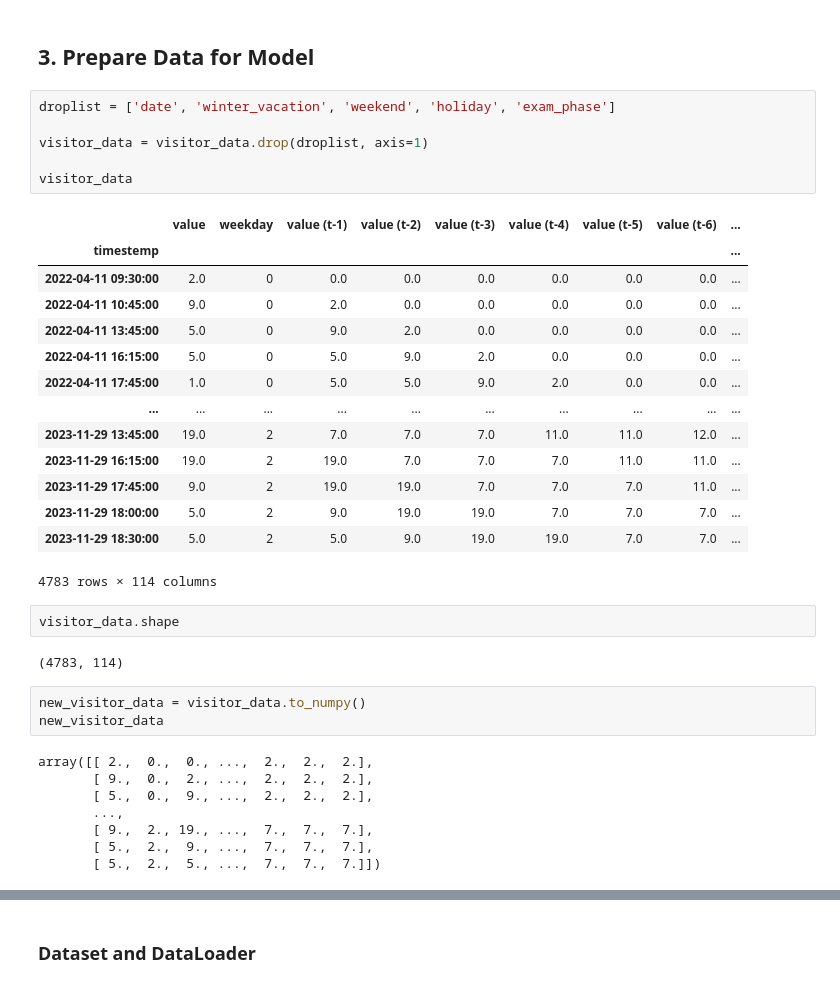
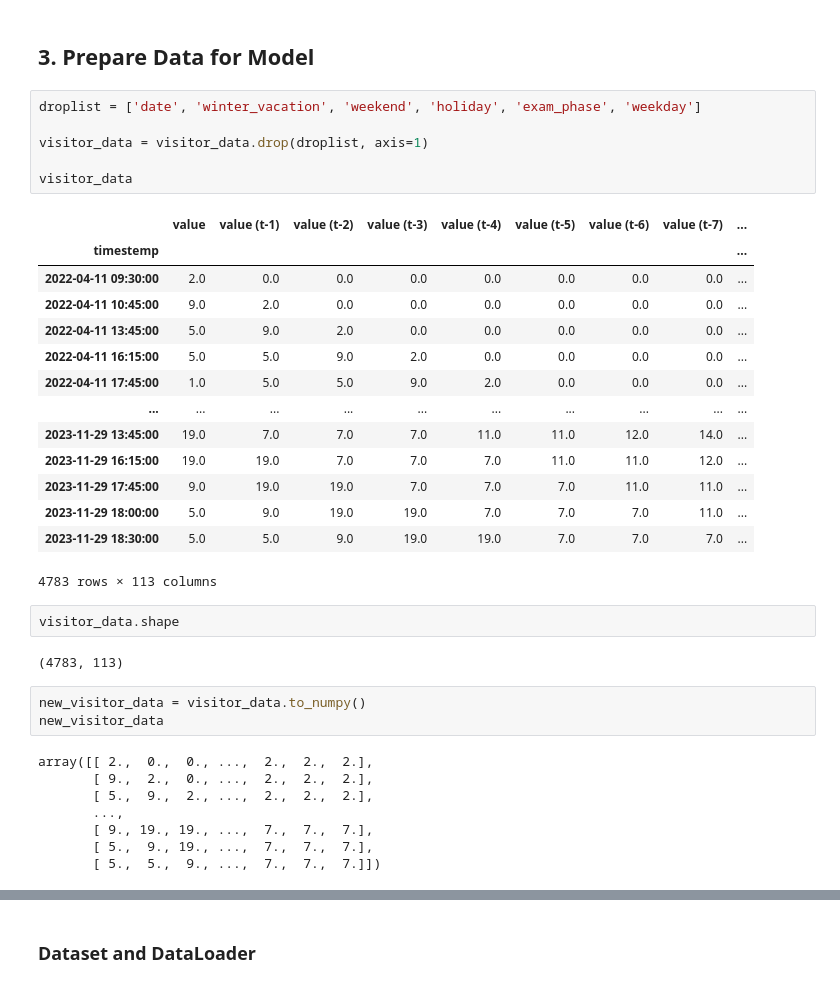
Before and after one commit to PatrykGadziomski/Visitor-prediction, a Jupyter notebook: Project.ipynb, the cells around one changed output, grey strips where cells are left out. Saved outputs shown, nothing was run; the diff lists cells and outputs as text.

```diff
--- a/Project.ipynb
+++ b/Project.ipynb
@@ -355,41 +355,41 @@ Name: value, dtype: float64
 # %% [markdown]
 ## 3. Prepare Data for Model
 # %%
-droplist = ['date', 'winter_vacation', 'weekend', 'holiday', 'exam_phase']
+droplist = ['date', 'winter_vacation', 'weekend', 'holiday', 'exam_phase', 'weekday']
 
 visitor_data = visitor_data.drop(droplist, axis=1)
 
 visitor_data
 # %% [output]
-|  | value | weekday | value (t-1) | value (t-2) | value (t-3) | value (t-4) | value (t-5) | value (t-6) | ... |
+|  | value | value (t-1) | value (t-2) | value (t-3) | value (t-4) | value (t-5) | value (t-6) | value (t-7) | ... |
 | timestemp |  |  |  |  |  |  |  |  | ... |
-| 2022-04-11 09:30:00 | 2.0 | 0 | 0.0 | 0.0 | 0.0 | 0.0 | 0.0 | 0.0 | ... |
-| 2022-04-11 10:45:00 | 9.0 | 0 | 2.0 | 0.0 | 0.0 | 0.0 | 0.0 | 0.0 | ... |
-| 2022-04-11 13:45:00 | 5.0 | 0 | 9.0 | 2.0 | 0.0 | 0.0 | 0.0 | 0.0 | ... |
-| 2022-04-11 16:15:00 | 5.0 | 0 | 5.0 | 9.0 | 2.0 | 0.0 | 0.0 | 0.0 | ... |
-| 2022-04-11 17:45:00 | 1.0 | 0 | 5.0 | 5.0 | 9.0 | 2.0 | 0.0 | 0.0 | ... |
+| 2022-04-11 09:30:00 | 2.0 | 0.0 | 0.0 | 0.0 | 0.0 | 0.0 | 0.0 | 0.0 | ... |
+| 2022-04-11 10:45:00 | 9.0 | 2.0 | 0.0 | 0.0 | 0.0 | 0.0 | 0.0 | 0.0 | ... |
+| 2022-04-11 13:45:00 | 5.0 | 9.0 | 2.0 | 0.0 | 0.0 | 0.0 | 0.0 | 0.0 | ... |
+| 2022-04-11 16:15:00 | 5.0 | 5.0 | 9.0 | 2.0 | 0.0 | 0.0 | 0.0 | 0.0 | ... |
+| 2022-04-11 17:45:00 | 1.0 | 5.0 | 5.0 | 9.0 | 2.0 | 0.0 | 0.0 | 0.0 | ... |
 | ... | ... | ... | ... | ... | ... | ... | ... | ... | ... |
-| 2023-11-29 13:45:00 | 19.0 | 2 | 7.0 | 7.0 | 7.0 | 11.0 | 11.0 | 12.0 | ... |
-| 2023-11-29 16:15:00 | 19.0 | 2 | 19.0 | 7.0 | 7.0 | 7.0 | 11.0 | 11.0 | ... |
-| 2023-11-29 17:45:00 | 9.0 | 2 | 19.0 | 19.0 | 7.0 | 7.0 | 7.0 | 11.0 | ... |
-| 2023-11-29 18:00:00 | 5.0 | 2 | 9.0 | 19.0 | 19.0 | 7.0 | 7.0 | 7.0 | ... |
-| 2023-11-29 18:30:00 | 5.0 | 2 | 5.0 | 9.0 | 19.0 | 19.0 | 7.0 | 7.0 | ... |
+| 2023-11-29 13:45:00 | 19.0 | 7.0 | 7.0 | 7.0 | 11.0 | 11.0 | 12.0 | 14.0 | ... |
+| 2023-11-29 16:15:00 | 19.0 | 19.0 | 7.0 | 7.0 | 7.0 | 11.0 | 11.0 | 12.0 | ... |
+| 2023-11-29 17:45:00 | 9.0 | 19.0 | 19.0 | 7.0 | 7.0 | 7.0 | 11.0 | 11.0 | ... |
+| 2023-11-29 18:00:00 | 5.0 | 9.0 | 19.0 | 19.0 | 7.0 | 7.0 | 7.0 | 11.0 | ... |
+| 2023-11-29 18:30:00 | 5.0 | 5.0 | 9.0 | 19.0 | 19.0 | 7.0 | 7.0 | 7.0 | ... |
-4783 rows × 114 columns
+4783 rows × 113 columns
 # %%
 visitor_data.shape
 # %% [output]
-(4783, 114)
+(4783, 113)
 # %%
 new_visitor_data = visitor_data.to_numpy()
 new_visitor_data
 # %% [output]
 array([[ 2.,  0.,  0., ...,  2.,  2.,  2.],
-       [ 9.,  0.,  2., ...,  2.,  2.,  2.],
-       [ 5.,  0.,  9., ...,  2.,  2.,  2.],
+       [ 9.,  2.,  0., ...,  2.,  2.,  2.],
+       [ 5.,  9.,  2., ...,  2.,  2.,  2.],
        ...,
-       [ 9.,  2., 19., ...,  7.,  7.,  7.],
-       [ 5.,  2.,  9., ...,  7.,  7.,  7.],
-       [ 5.,  2.,  5., ...,  7.,  7.,  7.]])
+       [ 9., 19., 19., ...,  7.,  7.,  7.],
+       [ 5.,  9., 19., ...,  7.,  7.,  7.],
+       [ 5.,  5.,  9., ...,  7.,  7.,  7.]])
 # %%
 # Scaling the data
 scaler = MinMaxScaler(feature_range=(0, 1))
```
Also changed, not shown: parts of 14 cells of this notebook.
